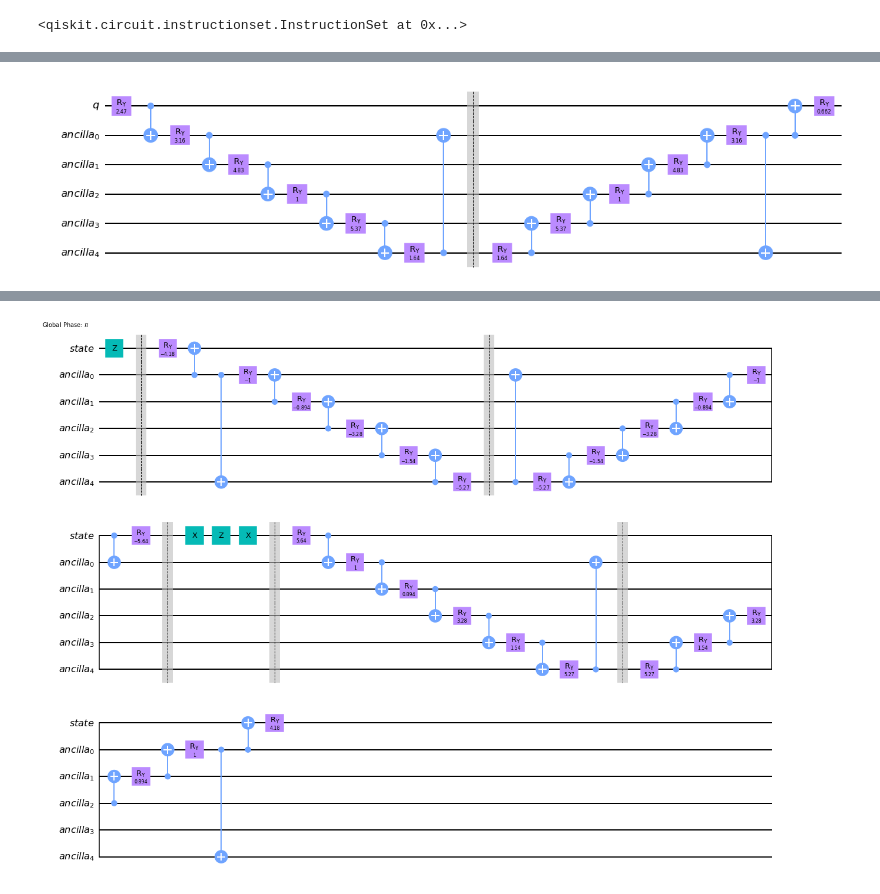
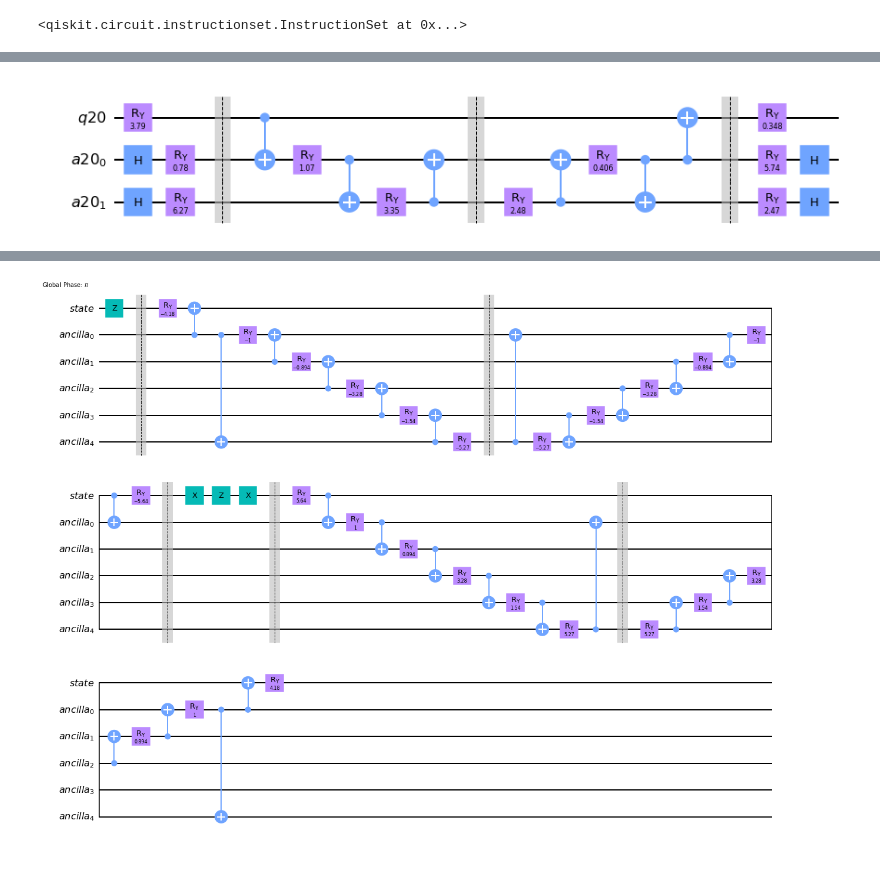
Before and after one commit to speQtrum/QulabsWorkspace-Rajarshi, a Jupyter notebook: QAE/VarQAE_alternate.ipynb, the cells around one changed output, grey strips where cells are left out. Drawn from its saved outputs; the diff is of its cells as text; code cells hidden in the pictures; blank space fills up the shorter version.

Commit message:
fixed paramter passing in VarQAE

```diff
--- a/QAE/VarQAE_alternate.ipynb
+++ b/QAE/VarQAE_alternate.ipynb
@@ -138,0 +224,3 @@ qc.ry(params_state[1], qreg)
+# %%
+params = np.random.uniform(low= 0, high= 2 * pi, size= pqc.num_params)
+params
@@ -138,0 +230,4 @@ qc.ry(params_state[1], qreg)
+# %%
+pqc = state_preparation_ansatz(2, params= 'random', name= 'a', insert_barrier= True)
+pqc._build(params= params)
+pqc.draw(output='mpl')
@@ -139,4 +240,6 @@ qc.ry(params_state[1], qreg)
+# %%
+pqc_p = pqc.load_params(params)
 # %%
-qc.draw(output= 'mpl')
+pqc_p.draw(output='mpl')
 # %% [output]
-[figure, old version]
+[figure, new version]
```
Also changed, not shown: parts of 28 cells of this notebook, 2 other files.
